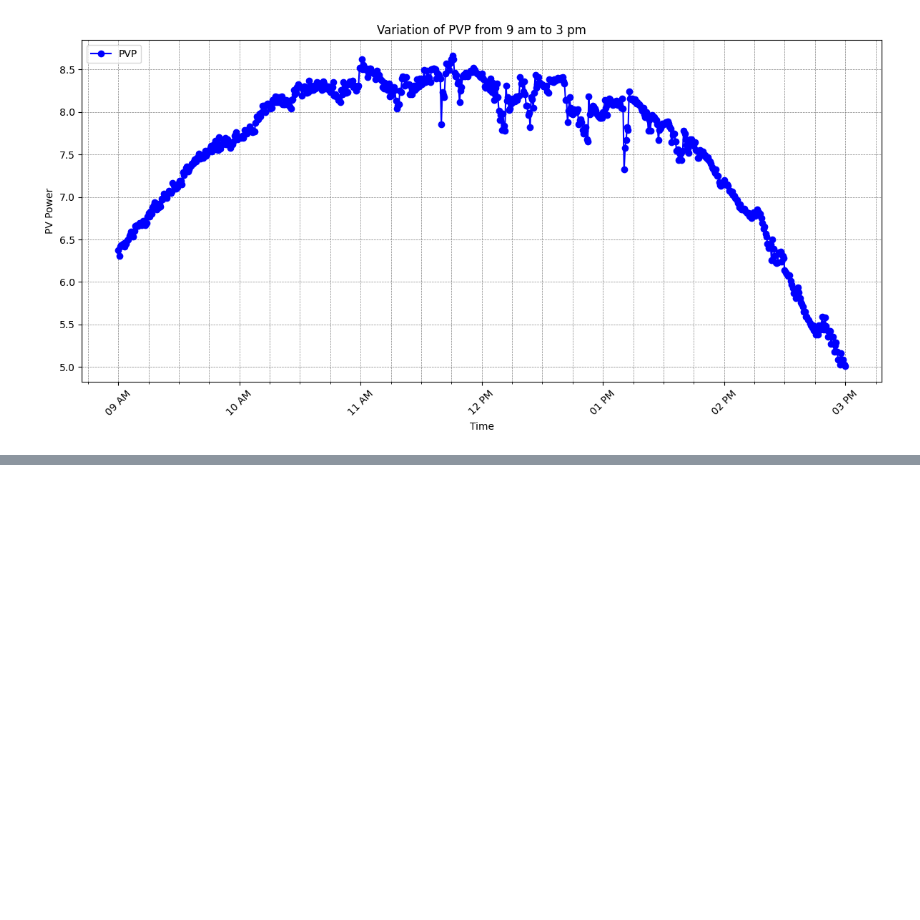
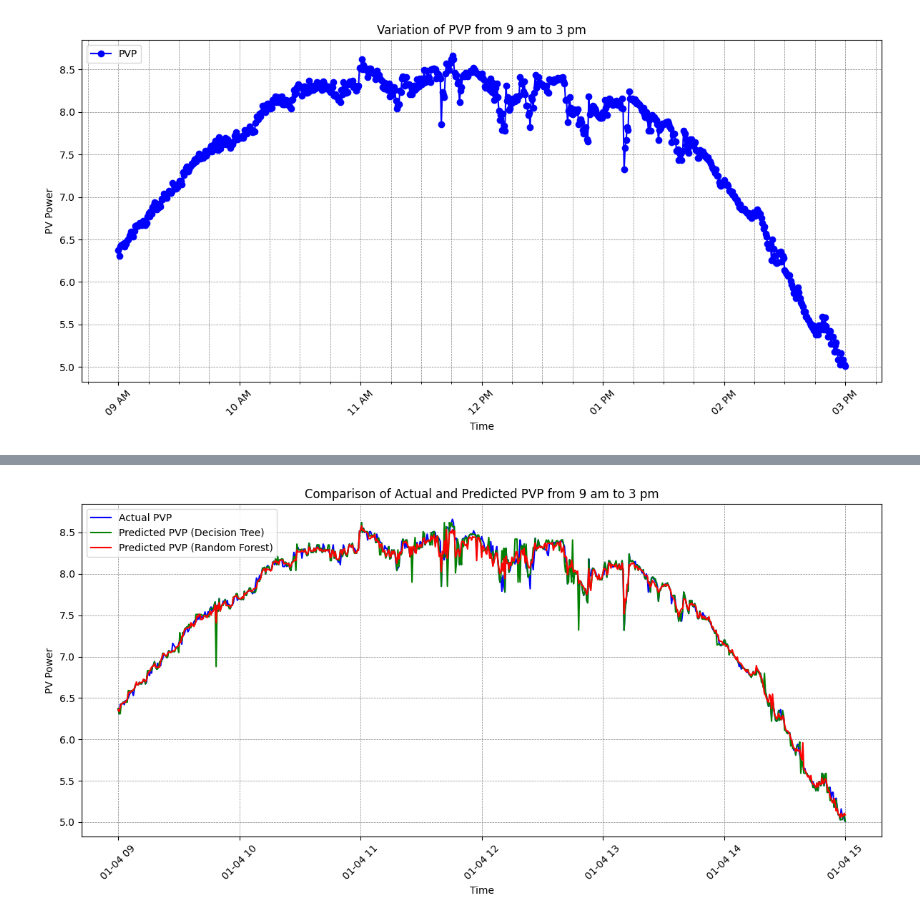
Before and after one commit to muhammedhasann/EcoRay, a Jupyter notebook: pv.ipynb, the cells around one changed output, grey strips where cells are left out. Saved outputs shown, nothing was run; the diff lists cells and outputs as text; code cells hidden in the pictures; blank space fills up the shorter version.

```diff
--- a/pv.ipynb
+++ b/pv.ipynb
@@ -542,0 +532,58 @@ plt.show()
+# %%
+import pandas as pd
+import matplotlib.pyplot as plt
+from sklearn.model_selection import train_test_split
+from sklearn.tree import DecisionTreeRegressor
+from sklearn.ensemble import RandomForestRegressor
+
+# Read the CSV file into a DataFrame
+data = pd.read_csv('data.csv')
+
+# Convert 'Time' column to datetime
+data['Time'] = pd.to_datetime(data['Time'])
+
+# Filter data between 9 am to 3 pm
+start_time = pd.to_datetime('9:00:00 AM').time()
+end_time = pd.to_datetime('3:00:00 PM').time()
+filtered_data = data[(data['Time'].dt.time >= start_time) & (data['Time'].dt.time <= end_time)]
+
+# Define features and target variable
+features = ['Ambient', 'Radiation', 'PVT']
+target = 'PVP'
+
+X = filtered_data[features]
+y = filtered_data[target]
+
+# Splitting the filtered data into training and testing sets (60% train, 40% test)
+X_train, X_test, y_train, y_test = train_test_split(X, y, test_size=0.4, random_state=42)
+
+# Initialize and fit the Decision Tree Regressor model
+dt_model = DecisionTreeRegressor(random_state=42)
+dt_model.fit(X_train, y_train)
+
+# Initialize and fit the Random Forest Regressor model
+rf_model = RandomForestRegressor(n_estimators=100, random_state=42)
+rf_model.fit(X_train, y_train)
+
+# Predicting on the filtered data using both models
+y_pred_dt = dt_model.predict(X)
+y_pred_rf = rf_model.predict(X)
+
+# Plotting PVP against Time for both models
+plt.figure(figsize=(12, 6))
+plt.plot(filtered_data['Time'], filtered_data['PVP'], marker='', linestyle='-', color='blue', label='Actual PVP')
+plt.plot(filtered_data['Time'], y_pred_dt, marker='', linestyle='-', color='green', label='Predicted PVP (Decision Tree)')
+plt.plot(filtered_data['Time'], y_pred_rf, marker='', linestyle='-', color='red', label='Predicted PVP (Random Forest)')
+plt.xlabel('Time')
+plt.ylabel('PV Power')
+plt.title('Comparison of Actual and Predicted PVP from 9 am to 3 pm')
+plt.xticks(rotation=45)
+plt.grid(True, which='both', linestyle='--', linewidth=0.5, color='gray')
+plt.legend(loc='upper left')
+plt.tight_layout()
+
+# Save the plot with a professional appearance
+plt.savefig('Actual_vs_Predicted_PVP_Line_DT_RF.png', dpi=300, bbox_inches='tight')
+plt.show()
+# %% [output]
+[figure, added]
```
Also changed, not shown: parts of 14 cells of this notebook, 13 other files.
